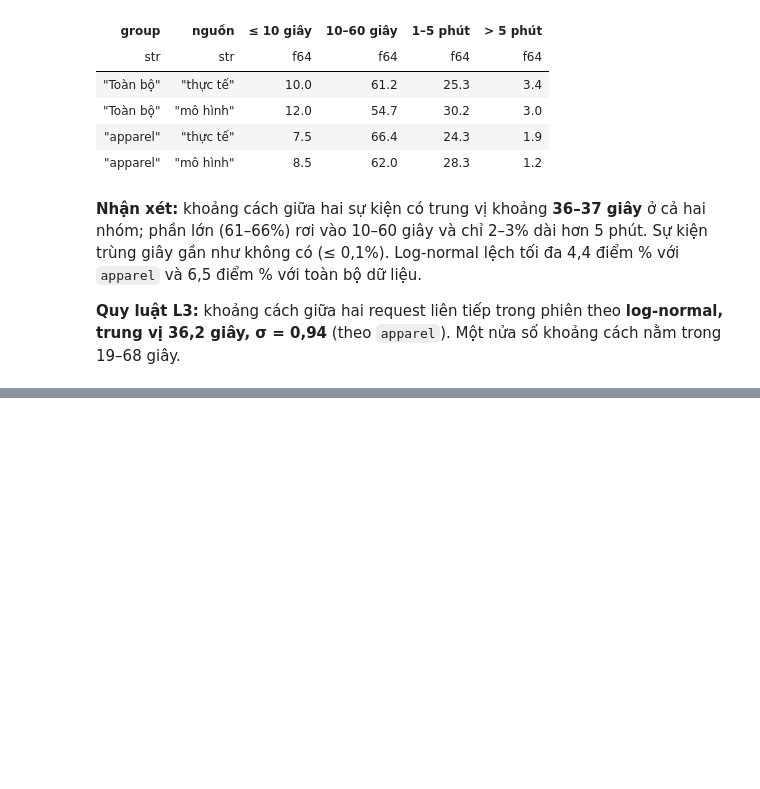
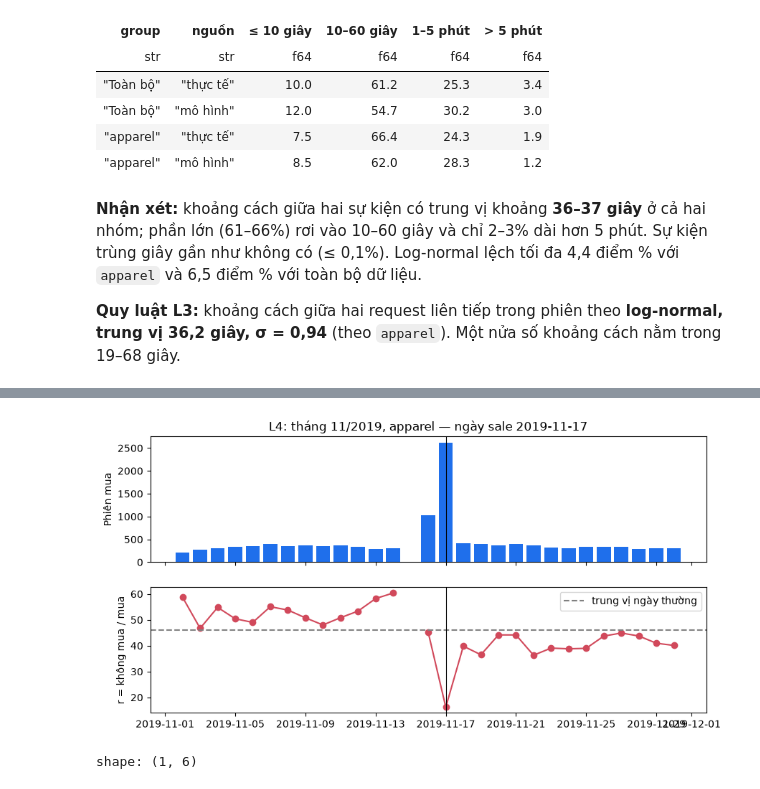
Before and after one commit to DanhTrannn/dk-ecommerce-data-platform, a Jupyter notebook: generator/logs/notebooks/browsing_behavior_eda.ipynb, the cells around one changed output, grey strips where cells are left out. Cells and saved outputs as stored; diff of their text form; code cells hidden in the pictures; blank space fills up the shorter version.

Commit message:
feat(generator): measure the sale-day traffic effect and type the log presets

```diff
--- a/generator/logs/notebooks/browsing_behavior_eda.ipynb
+++ b/generator/logs/notebooks/browsing_behavior_eda.ipynb
@@ -356,0 +368,52 @@ assert l3_check["max_error_pp"].max() < 10
+# %%
+for name in ("events", "sessions", "apparel_sessions", "flagged", "session_flags", "gaps", "daily_ratio"):
+    globals().pop(name, None)
+
+nov_sessions = (
+    pl.scan_csv(data_dir / "ecommerce_behavior" / "2019-Nov.csv", schema_overrides=SCHEMA)
+    .select("event_time", "event_type", "user_session", "category_code")
+    .filter(pl.col("user_session").is_not_null())
+    .with_columns(ts=pl.col("event_time").str.replace(" UTC", "").str.to_datetime(time_zone="UTC"))
+    .group_by(session=pl.col("user_session").hash())
+    .agg(
+        start=pl.col("ts").min(),
+        touches_first_day=(pl.col("ts").dt.date() == dt.date(2019, 11, 1)).any(),
+        buying=(pl.col("event_type") == "purchase").any(),
+        apparel=pl.col("category_code").is_not_null().any()
+        & (pl.col("category_code").str.starts_with("apparel") | pl.col("category_code").is_null()).all(),
+    )
+    .filter(~pl.col("touches_first_day") & pl.col("apparel"))
+    .collect(engine="streaming")
+)
+nov_daily = (
+    nov_sessions.group_by(day=pl.col("start").dt.date())
+    .agg(buying=pl.col("buying").sum(), non_buying=(~pl.col("buying")).sum())
+    .with_columns(ratio=pl.col("non_buying") / pl.col("buying"))
+    .sort("day")
+)
+sale_day = nov_daily.sort("buying", descending=True)["day"][0]
+ordinary = nov_daily.filter(pl.col("day") != sale_day)
+sale_ratio = nov_daily.filter(pl.col("day") == sale_day)["ratio"][0]
+sale_day_ratio_multiplier = round(float(sale_ratio / ordinary["ratio"].median()), 2)
+
+fig, (top, bottom) = plt.subplots(2, 1, sharex=True, figsize=(10, 5))
+top.bar(nov_daily["day"], nov_daily["buying"], color="#1f6feb")
+top.set(ylabel="Phiên mua", title=f"L4: tháng 11/2019, apparel — ngày sale {sale_day}")
+bottom.plot(nov_daily["day"], nov_daily["ratio"], "o-", color="#d1495b")
+bottom.axhline(ordinary["ratio"].median(), color="grey", linestyle="--", label="trung vị ngày thường")
+for ax in (top, bottom):
+    ax.axvline(sale_day, color="black", linewidth=0.8)
+bottom.set(ylabel="r = không mua / mua")
+bottom.legend()
+plt.show()
+pl.DataFrame({
+    "ngày sale": [sale_day],
+    "phiên mua ngày sale": [int(nov_daily.filter(pl.col("day") == sale_day)["buying"][0])],
+    "trung vị phiên mua ngày thường": [float(ordinary["buying"].median())],
+    "r ngày sale": [round(float(sale_ratio), 2)],
+    "r trung vị ngày thường": [round(float(ordinary["ratio"].median()), 2)],
+    "hệ số L4": [sale_day_ratio_multiplier],
+})
+# %% [output]
+[figure, added]
+shape: (1, 6)
```
Also changed, not shown: parts of 10 cells of this notebook, 4 other files.
